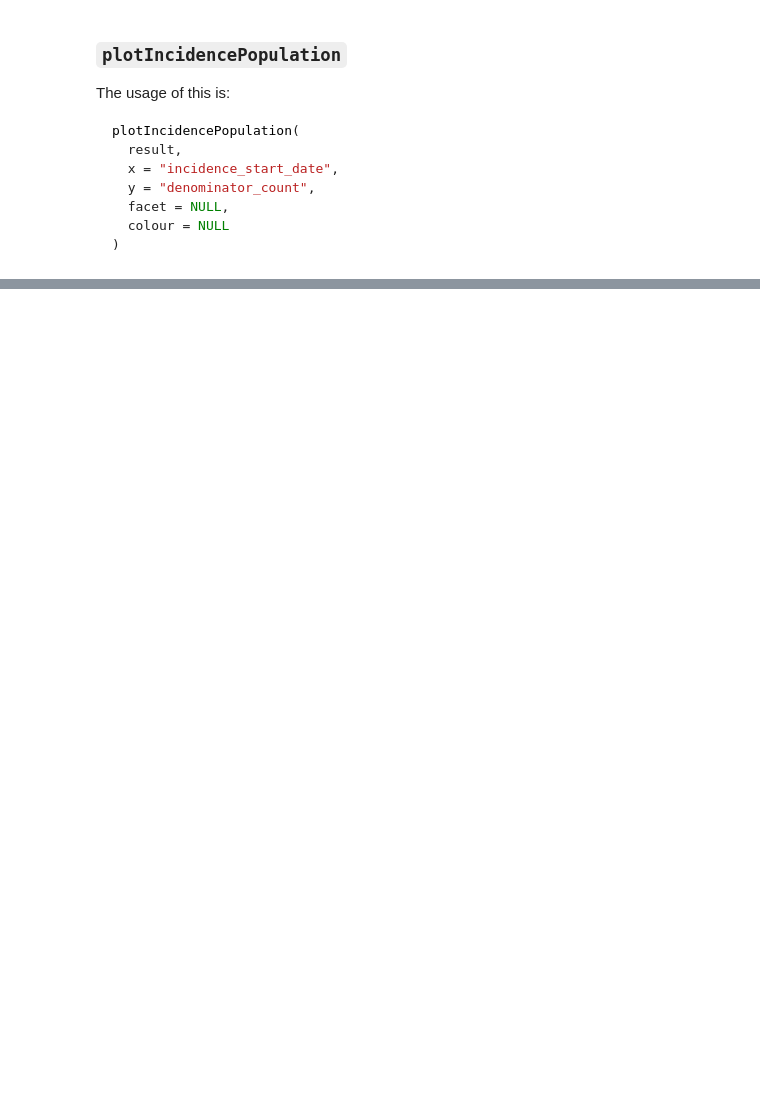
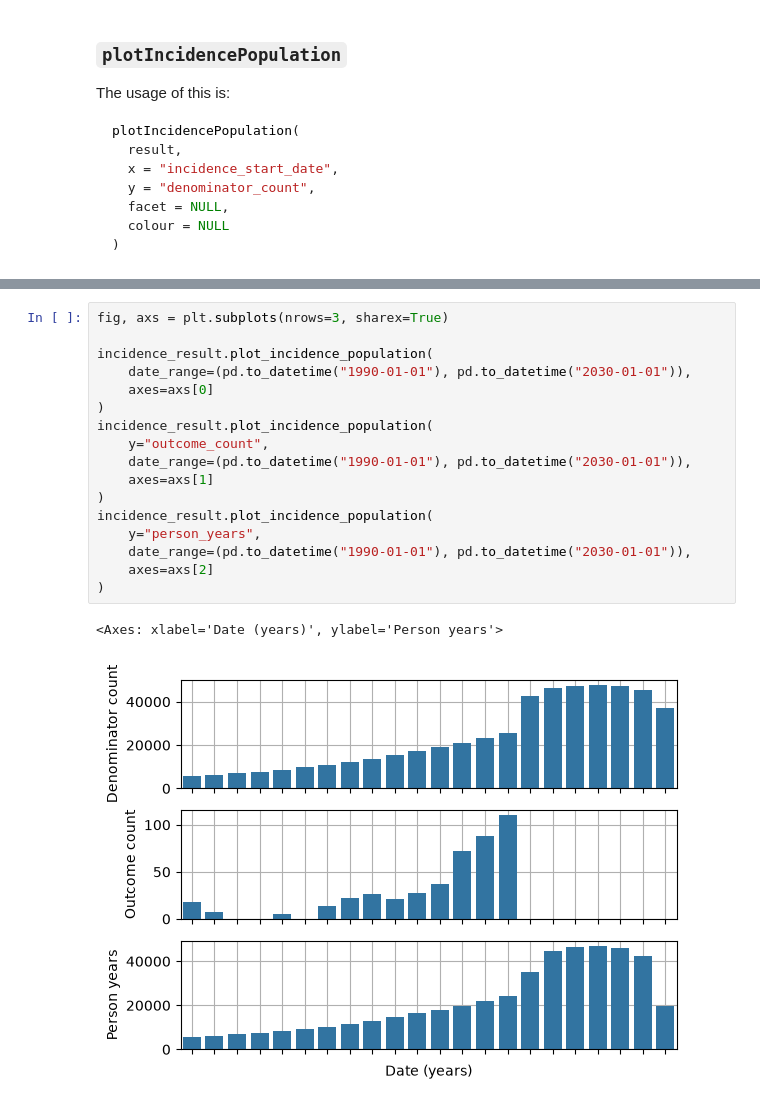
Before and after one commit to Health-Informatics-UoN/python-omop-vis, a Jupyter notebook: IncidencePrevalence plots.ipynb, the cells around one changed output, grey strips where cells are left out. Drawn from its saved outputs; the diff is of its cells as text; blank space fills up the shorter version.

```diff
--- a/IncidencePrevalence plots.ipynb
+++ b/IncidencePrevalence plots.ipynb
@@ -563,0 +571,20 @@ The palette list has fewer values (1) than needed (85) and will cycle, which may
+# %%
+fig, axs = plt.subplots(nrows=3, sharex=True)
+
+incidence_result.plot_incidence_population(
+    date_range=(pd.to_datetime("1990-01-01"), pd.to_datetime("2030-01-01")),
+    axes=axs[0]
+)
+incidence_result.plot_incidence_population(
+    y="outcome_count",
+    date_range=(pd.to_datetime("1990-01-01"), pd.to_datetime("2030-01-01")),
+    axes=axs[1]
+)
+incidence_result.plot_incidence_population(
+    y="person_years",
+    date_range=(pd.to_datetime("1990-01-01"), pd.to_datetime("2030-01-01")),
+    axes=axs[2]
+)
+# %% [output]
+<Axes: xlabel='Date (years)', ylabel='Person years'>
+[figure, added]
```
Also changed, not shown: parts of 4 cells of this notebook, 1 other file.
